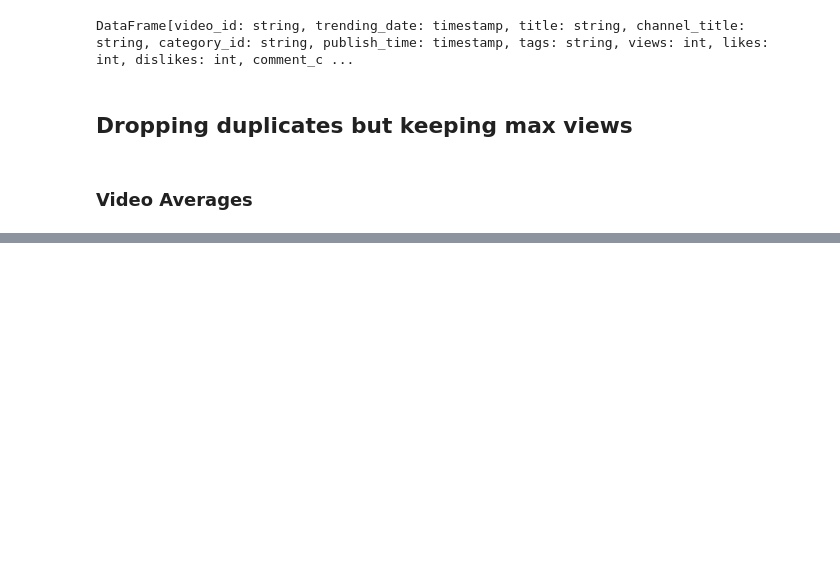
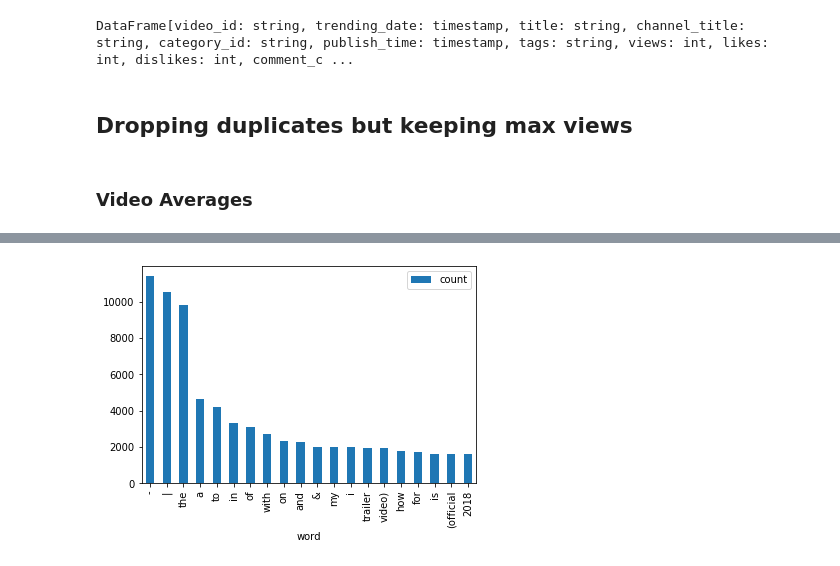
Before and after one commit to KristiWerry/YouTube_Trending_Data_Analysis, a Jupyter notebook: Final Project.ipynb, the cells around one changed output, grey strips where cells are left out. Drawn from its saved outputs; the diff is of its cells as text; code cells hidden in the pictures; blank space fills up the shorter version.

```diff
--- a/Final Project.ipynb
+++ b/Final Project.ipynb
@@ -278,0 +239,8 @@ array([1.        , 0.74570112, 0.43851552, 0.52280981, 0.74570112,
+# %%
+def keyWords(df, column, amount):
+    temp = Counter(" ".join(df[column].str.lower()).split()).most_common(amount)
+    pd.DataFrame(temp, columns=['word', 'count']).plot(kind='bar', x='word', y='count')
+# %%
+keyWords(test, "title", 20)
+# %% [output]
+[figure, added]
```
Also changed, not shown: parts of 27 cells of this notebook.
